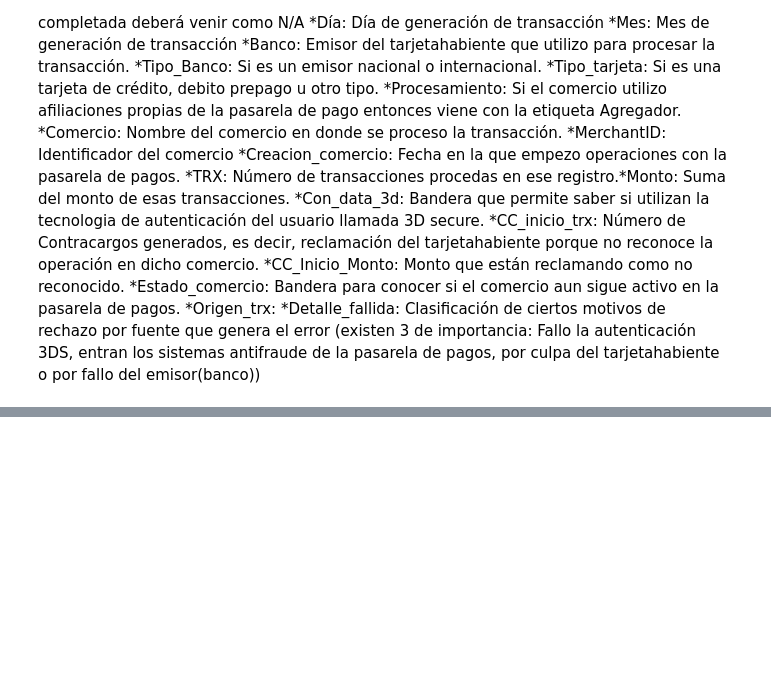
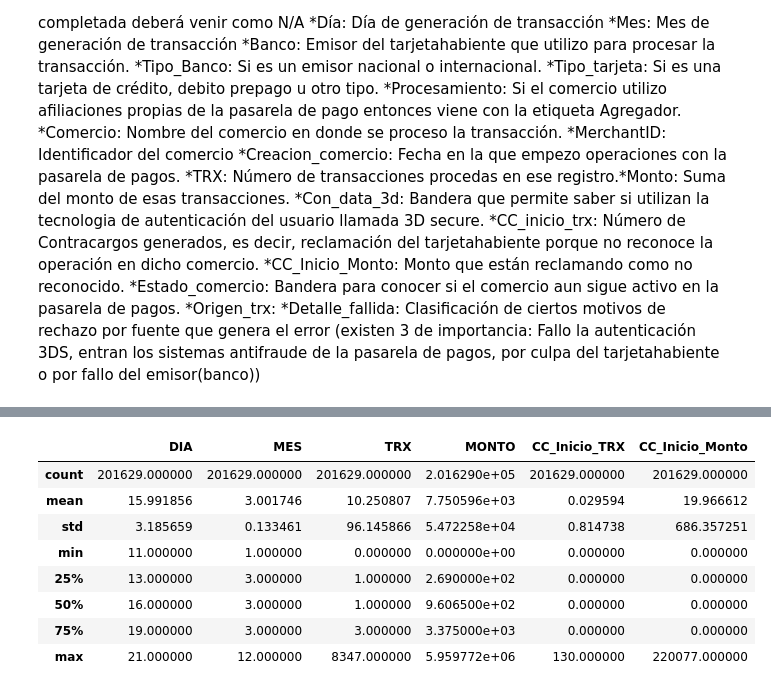
Before and after one commit to GioSak27/Ejercicios_diplomado_2024, a Jupyter notebook: proyecto_giovana.ipynb, the cells around one changed output, grey strips where cells are left out. Drawn from its saved outputs; the diff is of its cells as text; code cells hidden in the pictures; blank space fills up the shorter version.

```diff
--- a/proyecto_giovana.ipynb
+++ b/proyecto_giovana.ipynb
@@ -56,0 +79,12 @@ A continuación se enlista las variables que contiene el archivo:
+# %%
+df.describe()
+# %% [output]
+|  | DIA | MES | TRX | MONTO | CC_Inicio_TRX | CC_Inicio_Monto |
+| count | 201629.000000 | 201629.000000 | 201629.000000 | 2.016290e+05 | 201629.000000 | 201629.000000 |
+| mean | 15.991856 | 3.001746 | 10.250807 | 7.750596e+03 | 0.029594 | 19.966612 |
+| std | 3.185659 | 0.133461 | 96.145866 | 5.472258e+04 | 0.814738 | 686.357251 |
+| min | 11.000000 | 1.000000 | 0.000000 | 0.000000e+00 | 0.000000 | 0.000000 |
+| 25% | 13.000000 | 3.000000 | 1.000000 | 2.690000e+02 | 0.000000 | 0.000000 |
+| 50% | 16.000000 | 3.000000 | 1.000000 | 9.606500e+02 | 0.000000 | 0.000000 |
+| 75% | 19.000000 | 3.000000 | 3.000000 | 3.375000e+03 | 0.000000 | 0.000000 |
+| max | 21.000000 | 12.000000 | 8347.000000 | 5.959772e+06 | 130.000000 | 220077.000000 |
```
Also changed, not shown: parts of 2 cells of this notebook.
